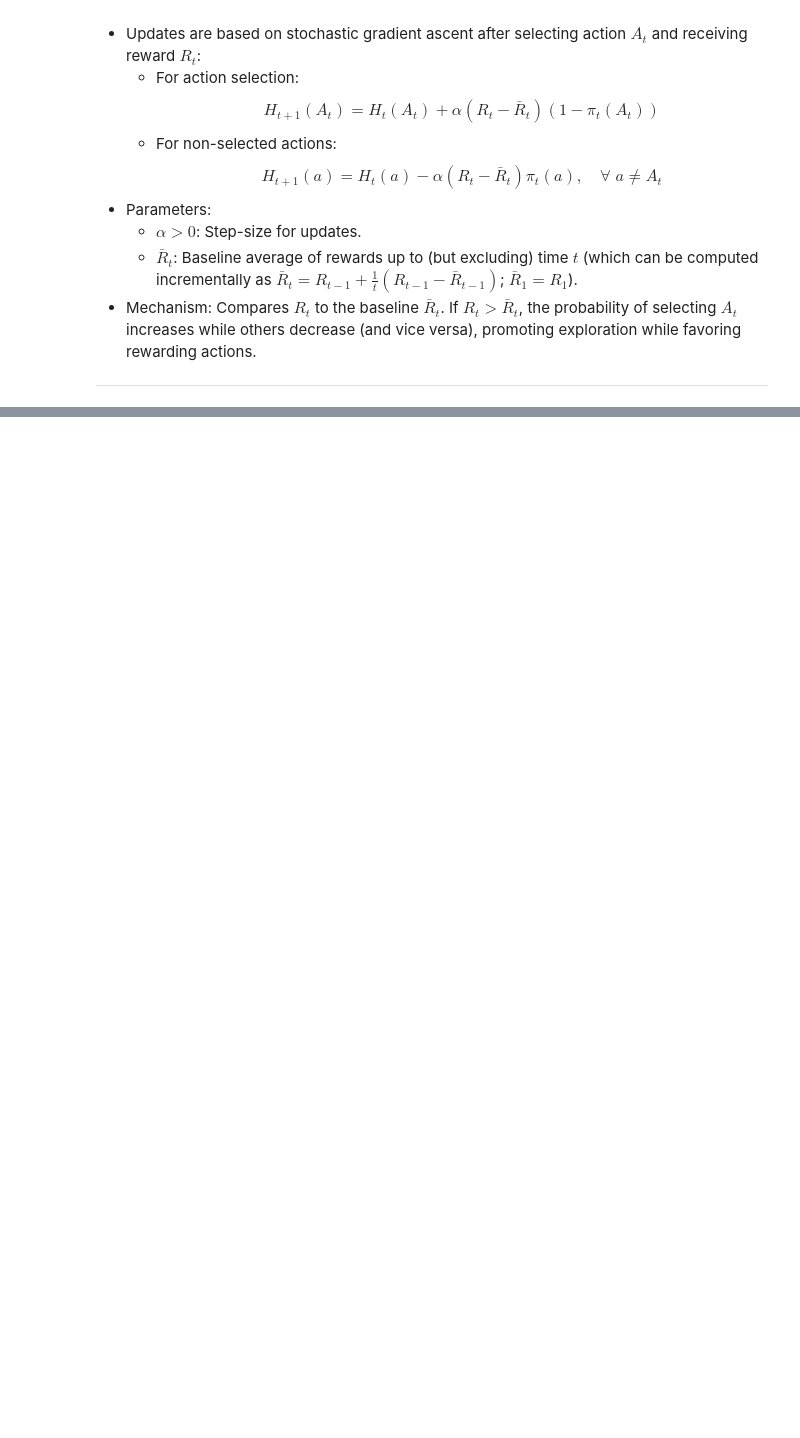
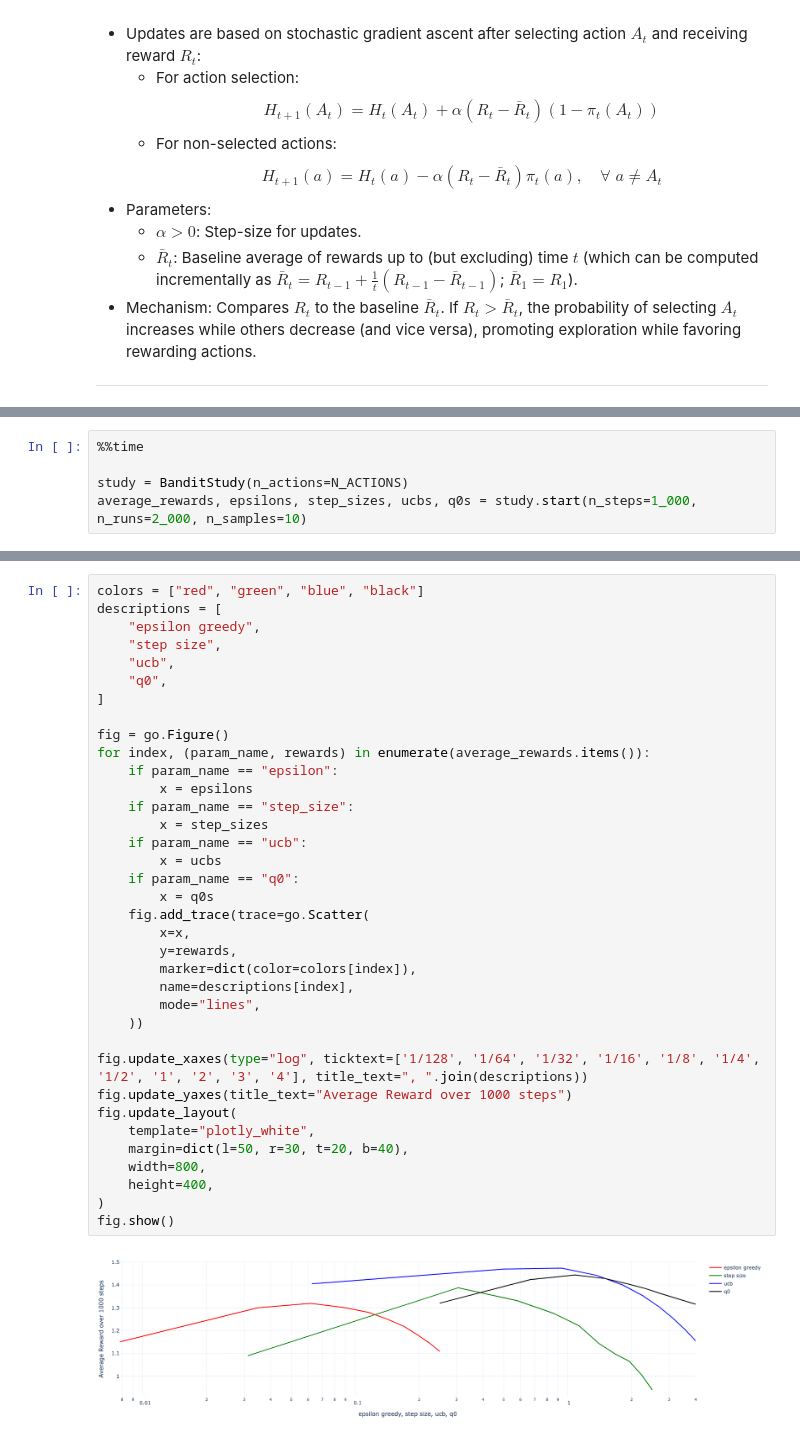
Before and after one commit to dksifoua/Reinforcement-Learning, a Jupyter notebook: notebooks/00 - Sequential Decision Making Under Uncertainty.ipynb, the cells around one changed output, grey strips where cells are left out. Drawn from its saved outputs; the diff is of its cells as text; blank space fills up the shorter version.

Commit message:
Add parameter study

```diff
--- a/notebooks/00 - Sequential Decision Making Under Uncertainty.ipynb
+++ b/notebooks/00 - Sequential Decision Making Under Uncertainty.ipynb
@@ -551,0 +575,5 @@ ___
+# %%
+%%time
+
+study = BanditStudy(n_actions=N_ACTIONS)
+average_rewards, epsilons, step_sizes, ucbs, q0s = study.start(n_steps=1_000, n_runs=2_000, n_samples=10)
@@ -551,0 +583,38 @@ ___
+# %%
+colors = ["red", "green", "blue", "black"]
+descriptions = [
+    "epsilon greedy",
+    "step size",
+    "ucb",
+    "q0",
+]
+
+fig = go.Figure()
+for index, (param_name, rewards) in enumerate(average_rewards.items()):
+    if param_name == "epsilon":
+        x = epsilons
+    if param_name == "step_size":
+        x = step_sizes
+    if param_name == "ucb":
+        x = ucbs
+    if param_name == "q0":
+        x = q0s
+    fig.add_trace(trace=go.Scatter(
+        x=x,
+        y=rewards,
+        marker=dict(color=colors[index]),
+        name=descriptions[index],
+        mode="lines",
+    ))
+
+fig.update_xaxes(type="log", ticktext=['1/128', '1/64', '1/32', '1/16', '1/8', '1/4', '1/2', '1', '2', '3', '4'], title_text=", ".join(descriptions))
+fig.update_yaxes(title_text="Average Reward over 1000 steps")
+fig.update_layout(
+    template="plotly_white",
+    margin=dict(l=50, r=30, t=20, b=40),
+    width=800,
+    height=400,
+)
+fig.show()
+# %% [output]
+[figure, added]
```
Also changed, not shown: parts of 15 cells of this notebook, 2 other files.
